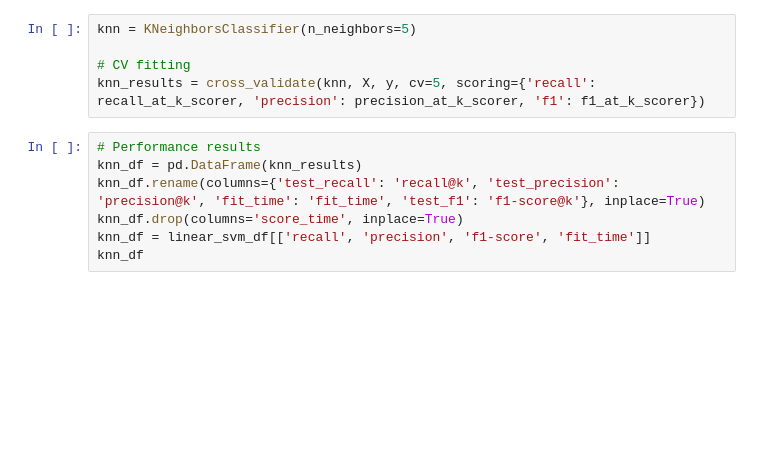
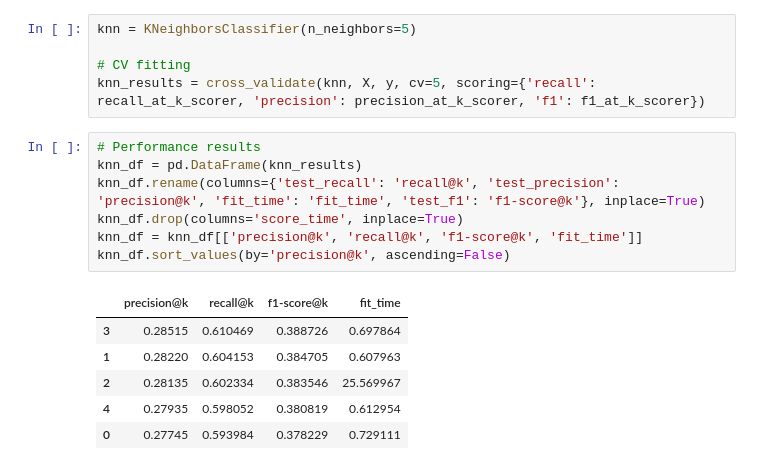
Before and after one commit to iury-repo/health_insurance_cs, a Jupyter notebook: notebooks/2-ims-modeling.ipynb, the cells around one changed output. Cells and saved outputs as stored; diff of their text form; blank space fills up the shorter version.

```diff
--- a/notebooks/2-ims-modeling.ipynb
+++ b/notebooks/2-ims-modeling.ipynb
@@ -195,7 +209,14 @@ knn_results = cross_validate(knn, X, y, cv=5, scoring={'recall': recall_at_k_sco
 # %%
 # Performance results
 knn_df = pd.DataFrame(knn_results)
 knn_df.rename(columns={'test_recall': 'recall@k', 'test_precision': 'precision@k', 'fit_time': 'fit_time', 'test_f1': 'f1-score@k'}, inplace=True)
 knn_df.drop(columns='score_time', inplace=True)
-knn_df = linear_svm_df[['recall', 'precision', 'f1-score', 'fit_time']]
-knn_df
+knn_df = knn_df[['precision@k', 'recall@k', 'f1-score@k', 'fit_time']]
+knn_df.sort_values(by='precision@k', ascending=False)
+# %% [output]
+|  | precision@k | recall@k | f1-score@k | fit_time |
+| 3 | 0.28515 | 0.610469 | 0.388726 | 0.697864 |
+| 1 | 0.28220 | 0.604153 | 0.384705 | 0.607963 |
+| 2 | 0.28135 | 0.602334 | 0.383546 | 25.569967 |
+| 4 | 0.27935 | 0.598052 | 0.380819 | 0.612954 |
+| 0 | 0.27745 | 0.593984 | 0.378229 | 0.729111 |
```
Also changed, not shown: parts of 8 cells of this notebook.
